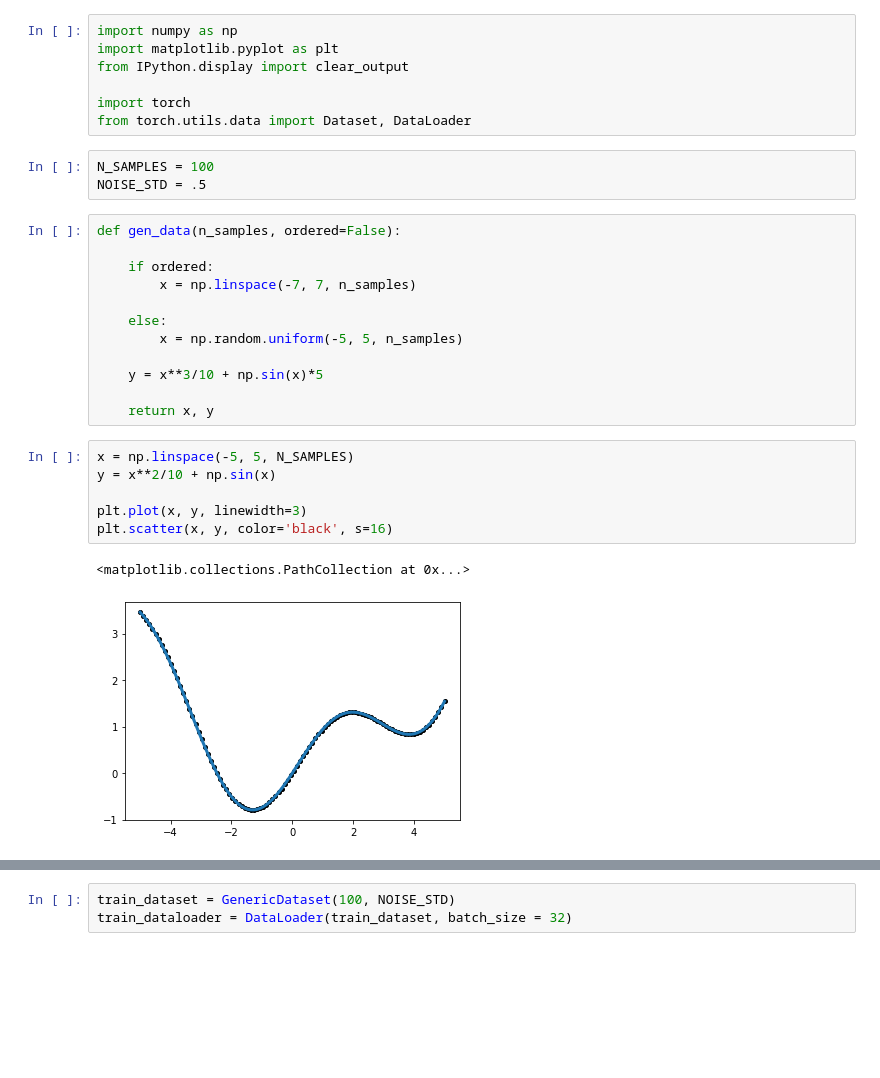
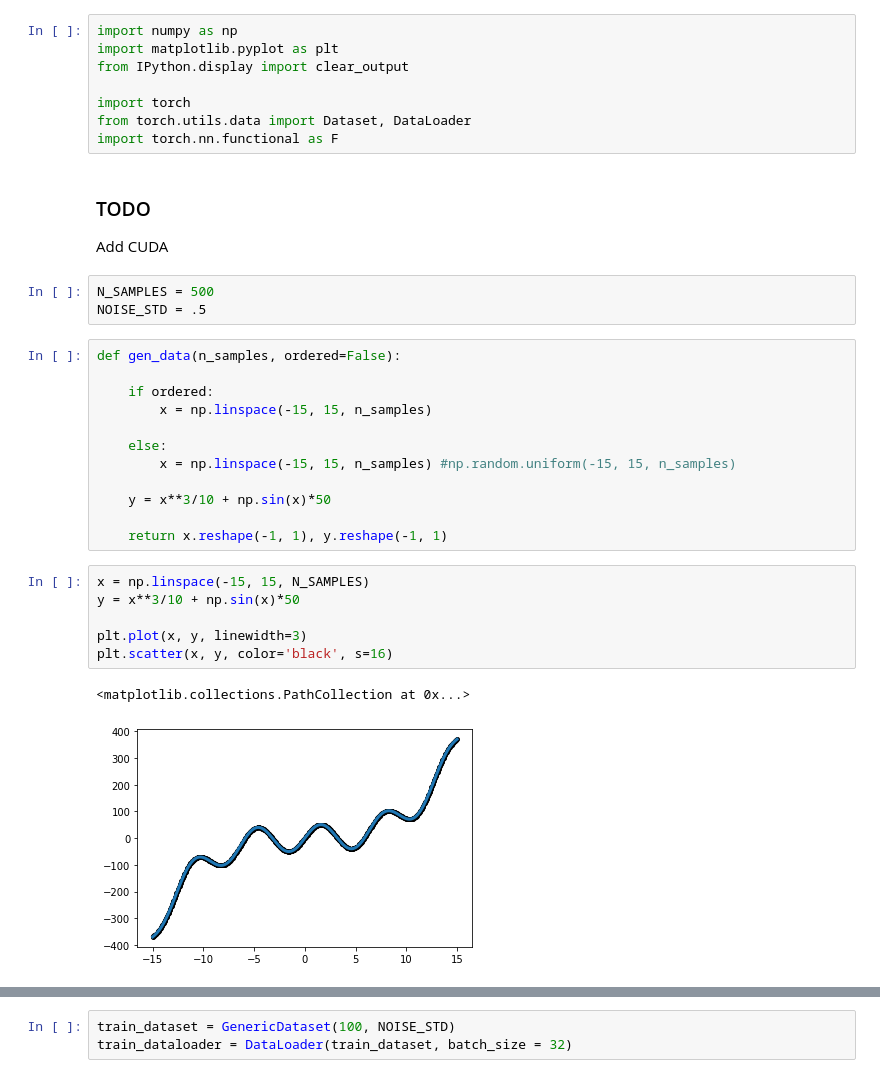
Before and after one commit to phosgene89/neural_processes_from_scratch, a Jupyter notebook: neural_process.ipynb, the cells around one changed output, grey strips where cells are left out. Cells and saved outputs as stored; diff of their text form; blank space fills up the shorter version.

```diff
--- a/neural_process.ipynb
+++ b/neural_process.ipynb
@@ -5,30 +5,34 @@ from IPython.display import clear_output
 
 import torch
 from torch.utils.data import Dataset, DataLoader
+import torch.nn.functional as F
+# %% [markdown]
+### TODO
+Add CUDA
 # %%
-N_SAMPLES = 100
+N_SAMPLES = 500
 NOISE_STD = .5
 # %%
 def gen_data(n_samples, ordered=False):
 
     if ordered:
-        x = np.linspace(-7, 7, n_samples)
+        x = np.linspace(-15, 15, n_samples)
 
     else:
-        x = np.random.uniform(-5, 5, n_samples)
+        x = np.linspace(-15, 15, n_samples) #np.random.uniform(-15, 15, n_samples)
 
-    y = x**3/10 + np.sin(x)*5
+    y = x**3/10 + np.sin(x)*50
 
-    return x, y
+    return x.reshape(-1, 1), y.reshape(-1, 1)
 # %%
-x = np.linspace(-5, 5, N_SAMPLES)
-y = x**2/10 + np.sin(x)
+x = np.linspace(-15, 15, N_SAMPLES)
+y = x**3/10 + np.sin(x)*50
 
 plt.plot(x, y, linewidth=3)
 plt.scatter(x, y, color='black', s=16)
 # %% [output]
 <matplotlib.collections.PathCollection at 0x...>
-[figure, old version]
+[figure, new version]
 # %%
 class GenericDataset(Dataset):
 
```
Also changed, not shown: parts of 17 cells of this notebook.
